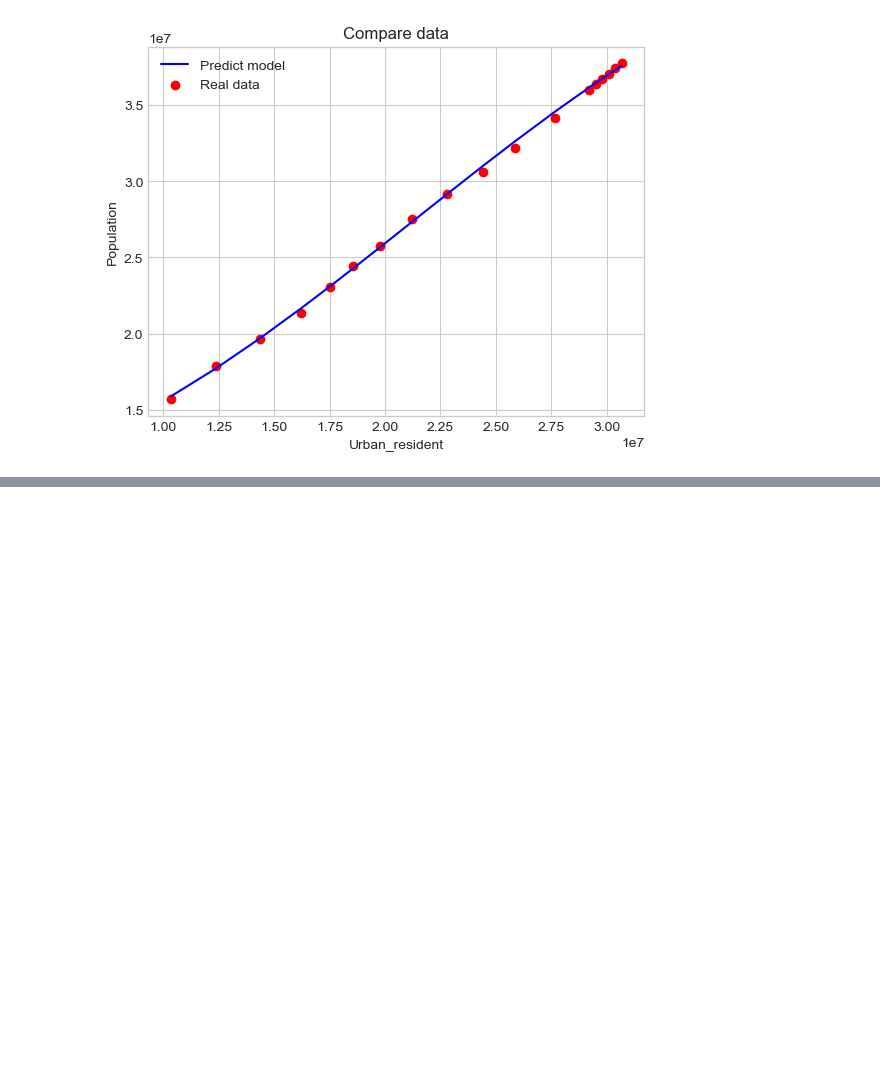
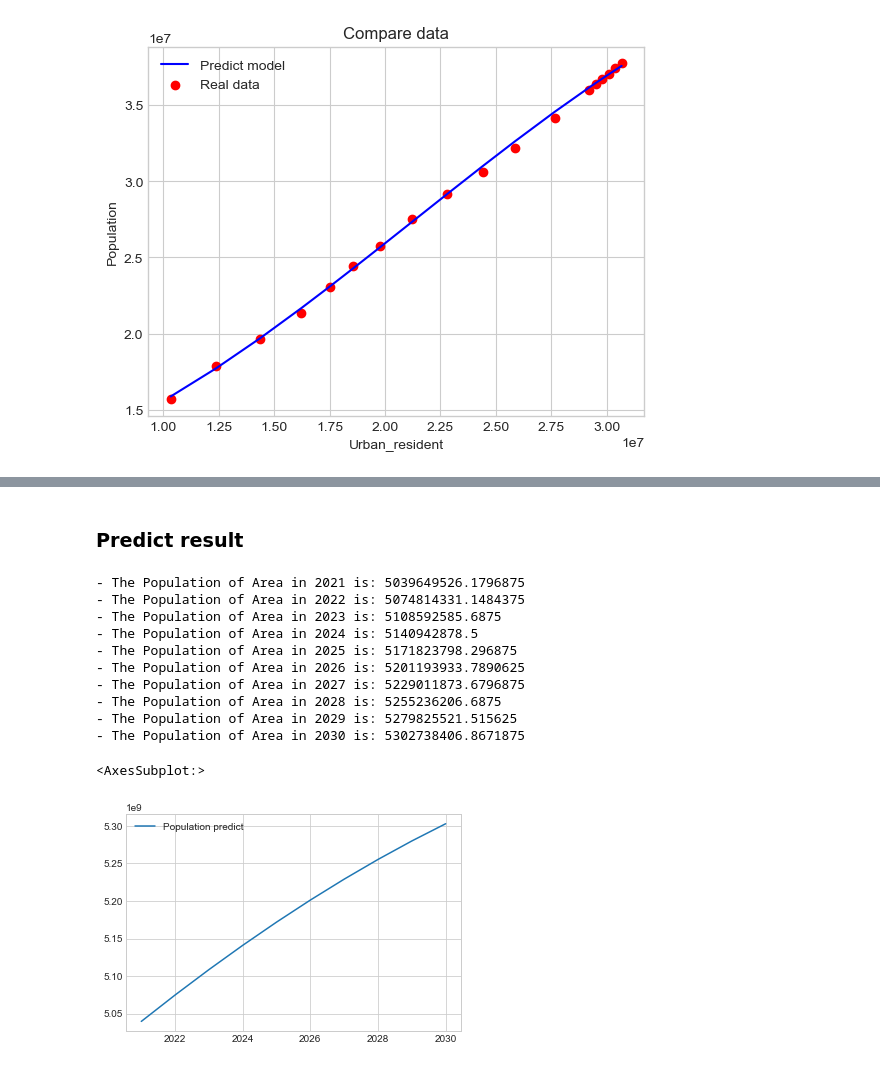
Before and after one commit to HoDangCao/Data-collection-and-population-analysis-of-Asia-and-North-America, a Jupyter notebook: DSProject - latest ver.ipynb, the cells around one changed output, grey strips where cells are left out. Cells and saved outputs as stored; diff of their text form; code cells hidden in the pictures; blank space fills up the shorter version.

```diff
--- a/DSProject - latest ver.ipynb
+++ b/DSProject - latest ver.ipynb
@@ -1215,0 +1272,24 @@ visualizeDataForPoly(X,y1,y1Preds,bestFieldForPreds,fieldWantToPredict)
+# %% [markdown]
+### Predict result
+# %%
+predictPop={}
+for i in range (2021,2031):
+    predictYear = i
+    predictPop.setdefault(i,predictField('Area',listField[2],popInfo,predictYear,powFieldValue))
+
+# predictPop=pd.DataFrame
+predictPop=pd.DataFrame.from_dict(predictPop,orient='index',columns=['Population predict'])
+predictPop.plot()
+# %% [output]
+- The Population of Area in 2021 is: 5039649526.1796875
+- The Population of Area in 2022 is: 5074814331.1484375
+- The Population of Area in 2023 is: 5108592585.6875
+- The Population of Area in 2024 is: 5140942878.5
+- The Population of Area in 2025 is: 5171823798.296875
+- The Population of Area in 2026 is: 5201193933.7890625
+- The Population of Area in 2027 is: 5229011873.6796875
+- The Population of Area in 2028 is: 5255236206.6875
+- The Population of Area in 2029 is: 5279825521.515625
+- The Population of Area in 2030 is: 5302738406.8671875
+<AxesSubplot:>
+[figure, added]
```
Also changed, not shown: parts of 25 cells of this notebook.
